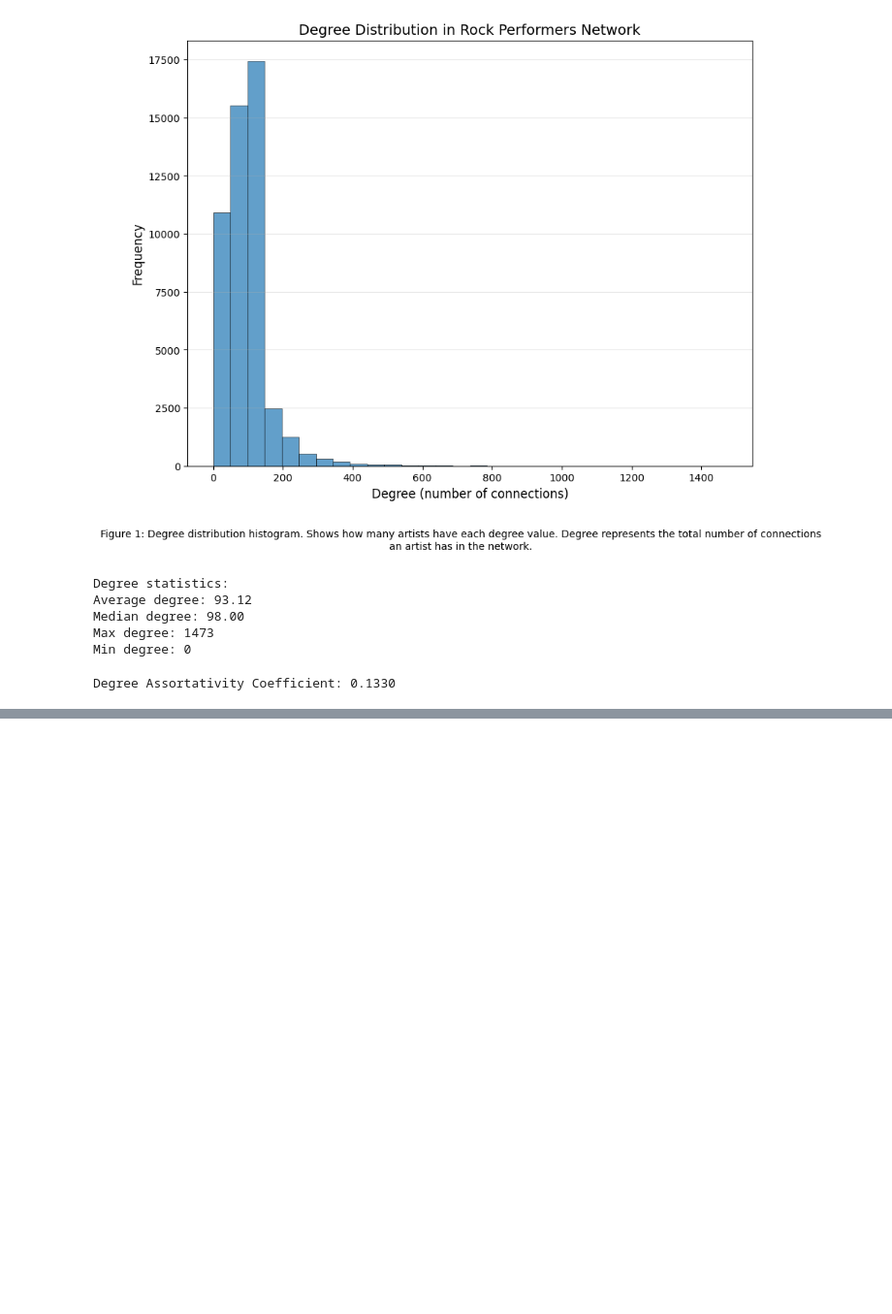
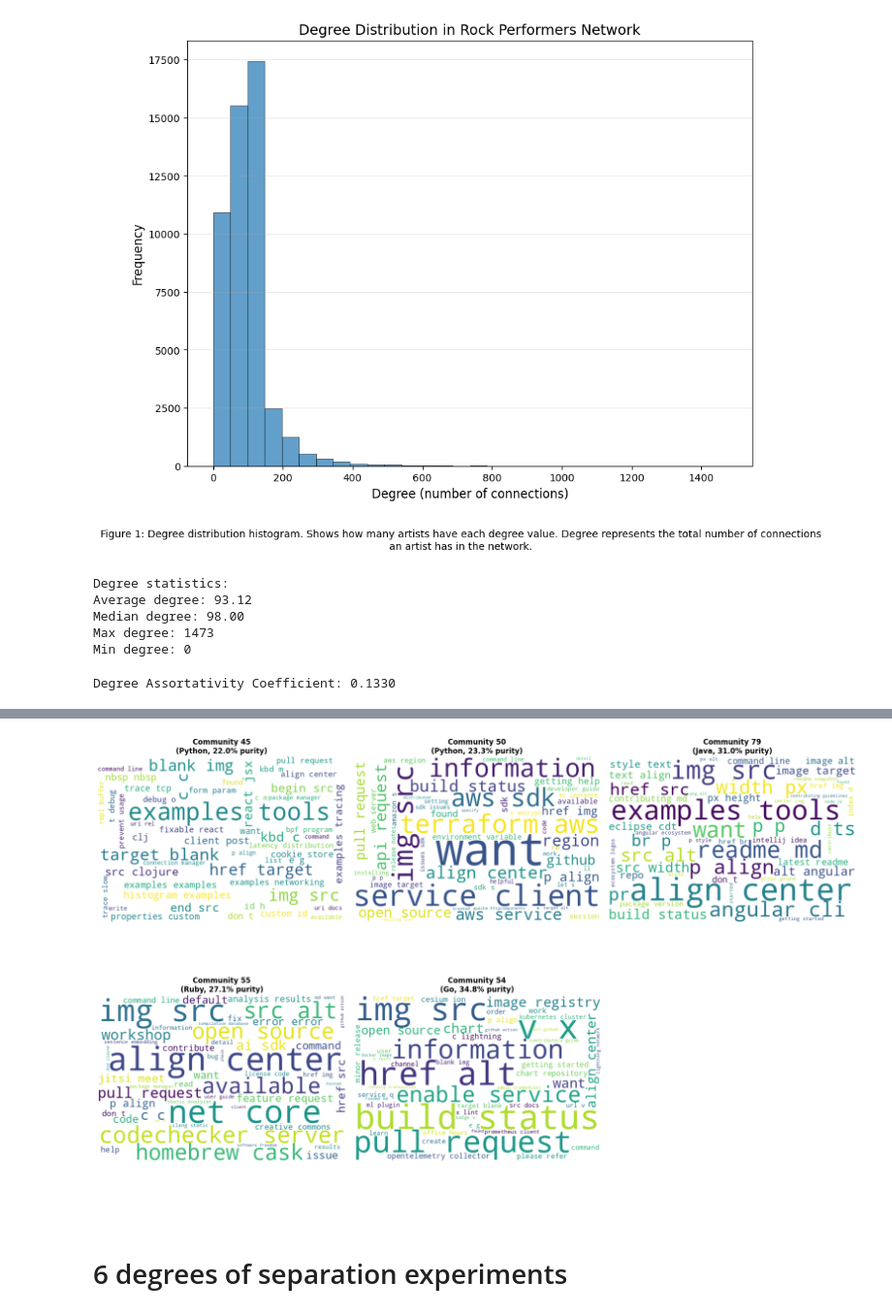
Before and after one commit to Pakkutaq/SG_rock_network, a Jupyter notebook: MainProject/ProjectNotebook.ipynb, the cells around one changed output, grey strips where cells are left out. Shown at 97% size. Cells and saved outputs as stored; diff of their text form; code cells hidden in the pictures; blank space fills up the shorter version.

```diff
--- a/MainProject/ProjectNotebook.ipynb
+++ b/MainProject/ProjectNotebook.ipynb
@@ -250,0 +923,59 @@ plt.show()
+# %%
+def create_community_wordclouds(community_texts, struct_comm_langs):
+    """
+    Create word clouds for each community.
+    """
+    # Custom stopwords
+    custom_stopwords = STOPWORDS.copy()
+    custom_stopwords.update([
+        'use', 'used', 'using', 'run', 'file', 'will', 'one', 'two',
+        'project', 'new', 'set', 'may', 'also', 'see', 'get', 'make',
+        'example', 'install', 'start', 'first', 'need', 'add', 'name',
+        'following', 'via', 'note', 'number', 'type', 'value', 'result',
+        'allow', 'include', 'provide', 'contain', 'based', 'support'
+    ])
+
+    # Create subplots
+    fig, axes = plt.subplots(2, 3, figsize=(18, 12))
+    axes = axes.flatten()
+
+    for idx, (comm_id, text) in enumerate(community_texts.items()):
+        # Get dominant language
+        if comm_id in struct_comm_langs:
+            langs = struct_comm_langs[comm_id]
+            top_lang = max(langs, key=langs.get)
+            purity = (langs[top_lang] / sum(langs.values()) * 100)
+        else:
+            top_lang = "Unknown"
+            purity = 0
+
+        # Create wordcloud
+        wordcloud = WordCloud(
+            width=600,
+            height=400,
+            background_color='white',
+            max_words=50,
+            stopwords=custom_stopwords,
+            colormap='viridis'
+        ).generate(text)
+
+        # Plot
+        axes[idx].imshow(wordcloud, interpolation='bilinear')
+        axes[idx].axis('off')
+        axes[idx].set_title(f'Community {comm_id}\n({top_lang}, {purity:.1f}% purity)',
+                           fontsize=12, fontweight='bold')
+
+    # Hide extra subplot if we have fewer than 6 communities
+    if len(community_texts) < 6:
+        for idx in range(len(community_texts), 6):
+            axes[idx].axis('off')
+
+    plt.tight_layout()
+    plt.show()
+
+# Create wordclouds
+create_community_wordclouds(community_texts, struct_comm_langs)
+# %% [output]
+[figure, added]
+# %% [markdown]
+# 6 degrees of separation experiments
```
Also changed, not shown: parts of 35 cells of this notebook, 4 other files.
